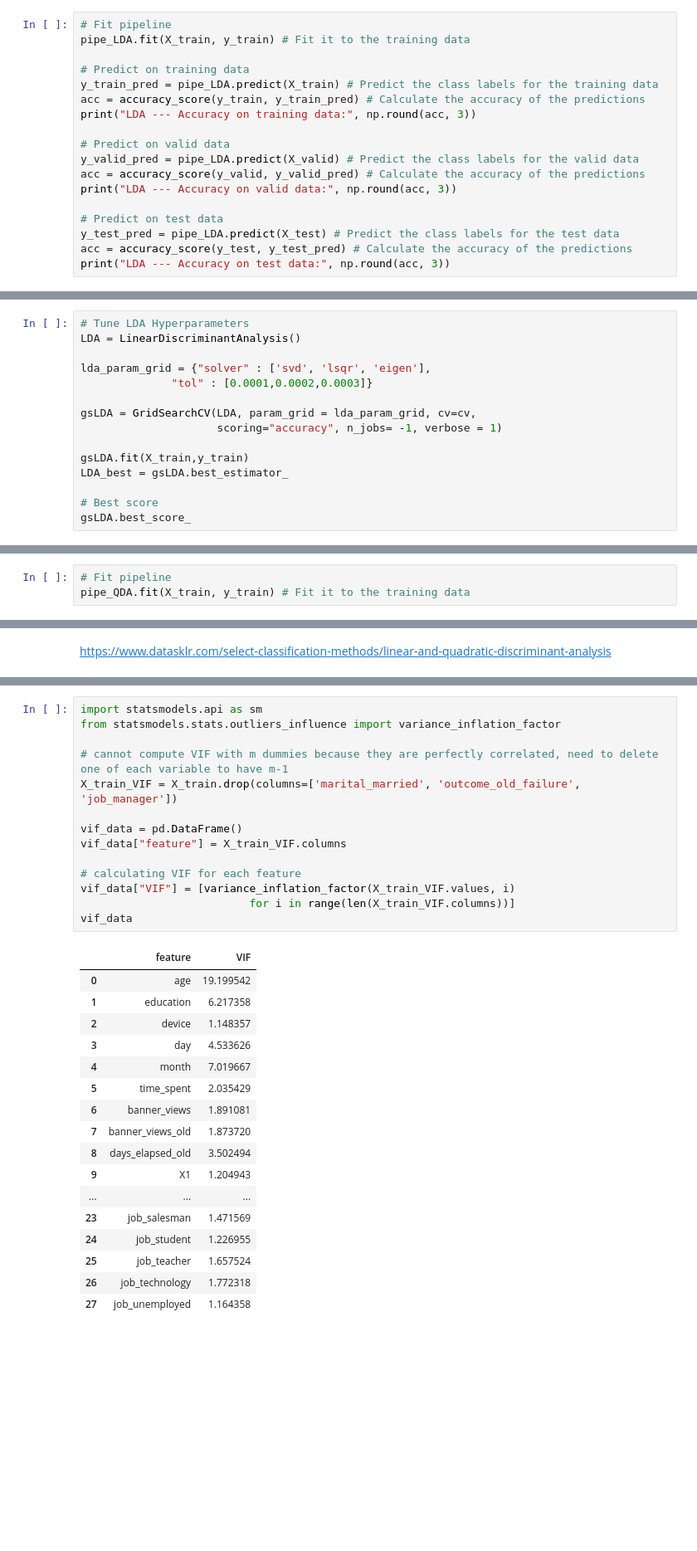
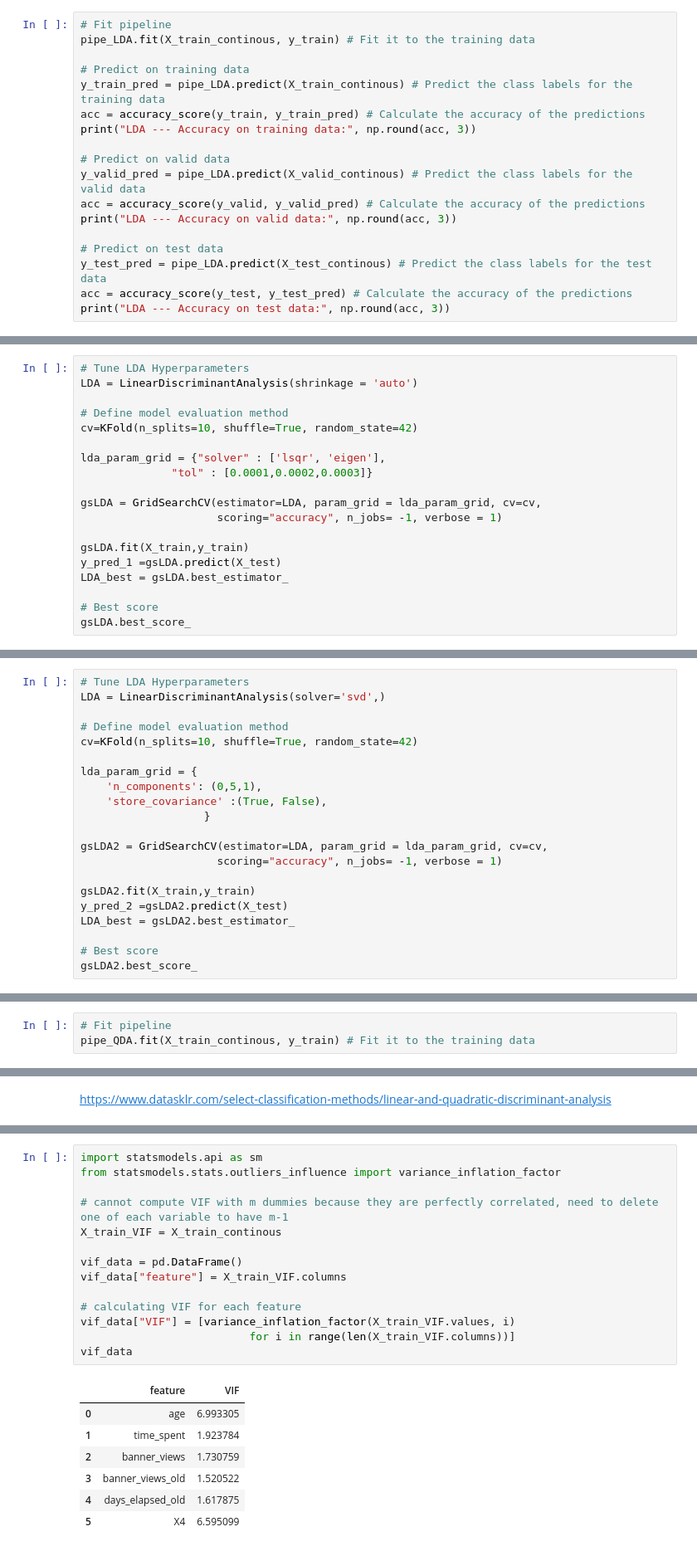
Before and after one commit to LuciaCam/ML_kaggle_competition, a Jupyter notebook: QDA_LDA.ipynb, the cells around one changed output, grey strips where cells are left out. Shown: that part at 83% size. Saved outputs shown, nothing was run; the diff lists cells and outputs as text; blank space fills up the shorter version.

```diff
--- a/QDA_LDA.ipynb
+++ b/QDA_LDA.ipynb
@@ -42,20 +91,20 @@ y_train = np.array(y_train)
 y_train = y_train.ravel()
 # %%
 # Fit pipeline
-pipe_LDA.fit(X_train, y_train) # Fit it to the training data
+pipe_LDA.fit(X_train_continous, y_train) # Fit it to the training data
 
 # Predict on training data
-y_train_pred = pipe_LDA.predict(X_train) # Predict the class labels for the training data
+y_train_pred = pipe_LDA.predict(X_train_continous) # Predict the class labels for the training data
 acc = accuracy_score(y_train, y_train_pred) # Calculate the accuracy of the predictions
 print("LDA --- Accuracy on training data:", np.round(acc, 3))
 
 # Predict on valid data
-y_valid_pred = pipe_LDA.predict(X_valid) # Predict the class labels for the valid data
+y_valid_pred = pipe_LDA.predict(X_valid_continous) # Predict the class labels for the valid data
 acc = accuracy_score(y_valid, y_valid_pred) # Calculate the accuracy of the predictions
 print("LDA --- Accuracy on valid data:", np.round(acc, 3))
 
 # Predict on test data
-y_test_pred = pipe_LDA.predict(X_test) # Predict the class labels for the test data
+y_test_pred = pipe_LDA.predict(X_test_continous) # Predict the class labels for the test data
 acc = accuracy_score(y_test, y_test_pred) # Calculate the accuracy of the predictions
 print("LDA --- Accuracy on test data:", np.round(acc, 3))
 # %% [output]
@@ -82,14 +116,18 @@ Mean Accuracy: 0.816 (0.012)
 # %%
 # Tune LDA Hyperparameters
-LDA = LinearDiscriminantAnalysis()
+LDA = LinearDiscriminantAnalysis(shrinkage = 'auto')
 
-lda_param_grid = {"solver" : ['svd', 'lsqr', 'eigen'],
+# Define model evaluation method
+cv=KFold(n_splits=10, shuffle=True, random_state=42)
+
+lda_param_grid = {"solver" : ['lsqr', 'eigen'],
               "tol" : [0.0001,0.0002,0.0003]}
 
-gsLDA = GridSearchCV(LDA, param_grid = lda_param_grid, cv=cv,
+gsLDA = GridSearchCV(estimator=LDA, param_grid = lda_param_grid, cv=cv,
                      scoring="accuracy", n_jobs= -1, verbose = 1)
 
 gsLDA.fit(X_train,y_train)
+y_pred_1 =gsLDA.predict(X_test)
 LDA_best = gsLDA.best_estimator_
 
 # Best score
@@ -116,0 +138,21 @@ numpy.linalg.LinAlgError: The leading minor of order 20 of B is not positive def
+# %%
+# Tune LDA Hyperparameters
+LDA = LinearDiscriminantAnalysis(solver='svd',)
+
+# Define model evaluation method
+cv=KFold(n_splits=10, shuffle=True, random_state=42)
+
+lda_param_grid = {
+    'n_components': (0,5,1),
+    'store_covariance' :(True, False),
+                   }
+
+gsLDA2 = GridSearchCV(estimator=LDA, param_grid = lda_param_grid, cv=cv,
+                     scoring="accuracy", n_jobs= -1, verbose = 1)
+
+gsLDA2.fit(X_train,y_train)
+y_pred_2 =gsLDA2.predict(X_test)
+LDA_best = gsLDA2.best_estimator_
+
+# Best score
+gsLDA2.best_score_
@@ -121,7 +181,7 @@ pipe_QDA = Pipeline(
      ("qda", QuadraticDiscriminantAnalysis())])
 # %%
 # Fit pipeline
-pipe_QDA.fit(X_train, y_train) # Fit it to the training data
+pipe_QDA.fit(X_train_continous, y_train) # Fit it to the training data
 # %% [output]
 Pipeline(steps=[('power', PowerTransformer()),
                 ('qda', QuadraticDiscriminantAnalysis())])
@@ -218,35 +289,25 @@ X_test_3=pd.DataFrame(power.fit_transform(X_test_3), columns=X_test_3.columns)
 # %%
 import statsmodels.api as sm
 from statsmodels.stats.outliers_influence import variance_inflation_factor
 
 # cannot compute VIF with m dummies because they are perfectly correlated, need to delete one of each variable to have m-1
-X_train_VIF = X_train.drop(columns=['marital_married', 'outcome_old_failure', 'job_manager'])
+X_train_VIF = X_train_continous
 
 vif_data = pd.DataFrame()
 vif_data["feature"] = X_train_VIF.columns
 
 # calculating VIF for each feature
 vif_data["VIF"] = [variance_inflation_factor(X_train_VIF.values, i)
                           for i in range(len(X_train_VIF.columns))]
 vif_data
 # %% [output]
 |  | feature | VIF |
-| 0 | age | 19.199542 |
-| 1 | education | 6.217358 |
-| 2 | device | 1.148357 |
-| 3 | day | 4.533626 |
-| 4 | month | 7.019667 |
-| 5 | time_spent | 2.035429 |
-| 6 | banner_views | 1.891081 |
-| 7 | banner_views_old | 1.873720 |
-| 8 | days_elapsed_old | 3.502494 |
-| 9 | X1 | 1.204943 |
-| ... | ... | ... |
-| 23 | job_salesman | 1.471569 |
-| 24 | job_student | 1.226955 |
-| 25 | job_teacher | 1.657524 |
-| 26 | job_technology | 1.772318 |
-| 27 | job_unemployed | 1.164358 |
+| 0 | age | 6.993305 |
+| 1 | time_spent | 1.923784 |
+| 2 | banner_views | 1.730759 |
+| 3 | banner_views_old | 1.520522 |
+| 4 | days_elapsed_old | 1.617875 |
+| 5 | X4 | 6.595099 |
 # %%
 ################################
 ## Deal with multicollinearity
```
Also changed, not shown: parts of 24 cells of this notebook.
